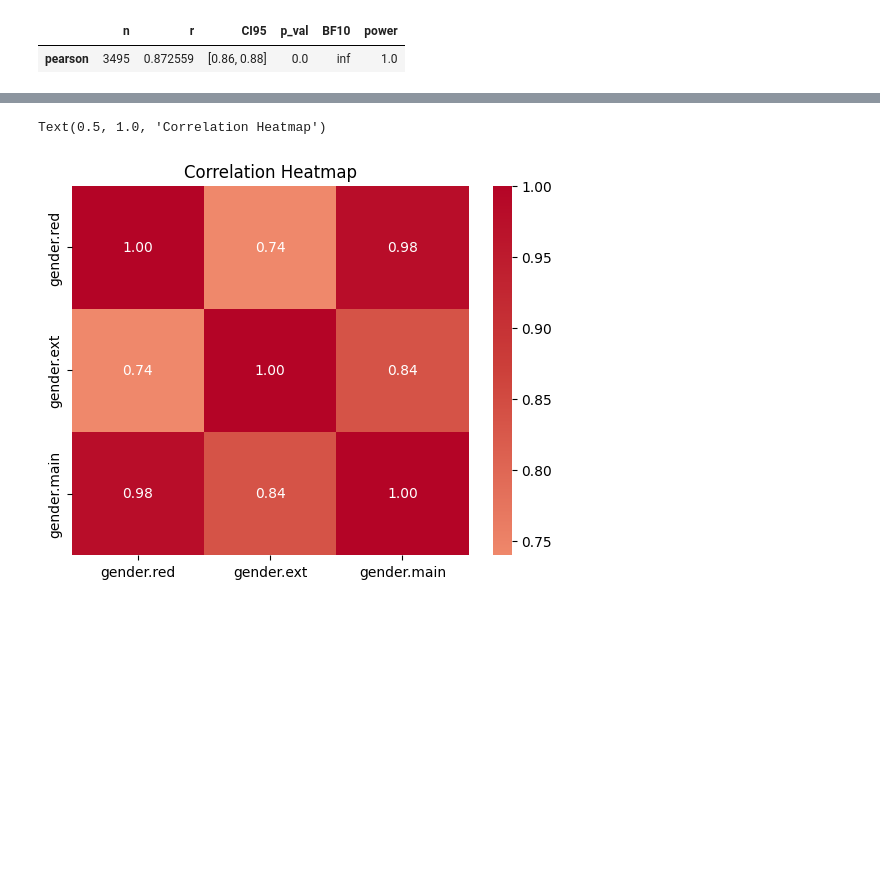
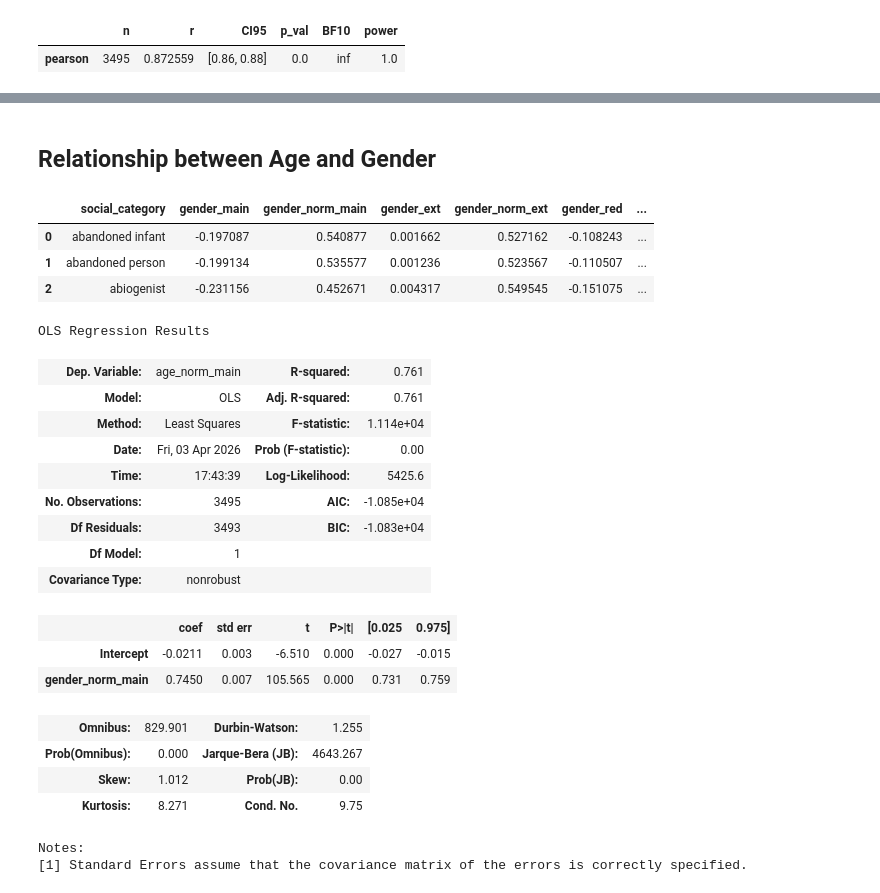
Before and after one commit to romgzn/Data_Analysis_Machine_Learning_Assignments, a Jupyter notebook: second_assignment/age_gender_cor.ipynb, the cells around one changed output, grey strips where cells are left out. Cells and saved outputs as stored; diff of their text form; code cells hidden in the pictures; blank space fills up the shorter version.

```diff
--- a/second_assignment/age_gender_cor.ipynb
+++ b/second_assignment/age_gender_cor.ipynb
@@ -65,9 +75,33 @@ plt.show()
-# %%
-heatmap_gender_data = gpt2_df[['gender.red', 'gender.ext', 'gender.main']].corr()
-colors = [(0, '#ef886b'), (0.5, '#cc403a'), (1.00, '#b40426')]
-cmap = LinearSegmentedColormap.from_list('my_cmap', colors)
-sns.heatmap(heatmap_gender_data, annot=True, fmt='.2f', cmap=cmap, vmin=0.74)
-plt.title('Correlation Heatmap')
-# %% [output]
-Text(0.5, 1.0, 'Correlation Heatmap')
-[figure, removed]
+# %% [markdown]
+## Relationship between Age and Gender
+# %%
+gpt2_df.head(3)
+# %% [output]
+|  | social_category | gender_main | gender_norm_main | gender_ext | gender_norm_ext | gender_red | ... |
+| 0 | abandoned infant | -0.197087 | 0.540877 | 0.001662 | 0.527162 | -0.108243 | ... |
+| 1 | abandoned person | -0.199134 | 0.535577 | 0.001236 | 0.523567 | -0.110507 | ... |
+| 2 | abiogenist | -0.231156 | 0.452671 | 0.004317 | 0.549545 | -0.151075 | ... |
+# %%
+age_gender_mod = smf.ols("age_norm_main ~ gender_norm_main", data=gpt2_df)
+age_gender_res = age_gender_mod.fit()
+age_gender_res.summary()
+# %% [output]
+OLS Regression Results
+| Dep. Variable: | age_norm_main | R-squared: | 0.761 |
+| Model: | OLS | Adj. R-squared: | 0.761 |
+| Method: | Least Squares | F-statistic: | 1.114e+04 |
+| Date: | Fri, 03 Apr 2026 | Prob (F-statistic): | 0.00 |
+| Time: | 17:43:39 | Log-Likelihood: | 5425.6 |
+| No. Observations: | 3495 | AIC: | -1.085e+04 |
+| Df Residuals: | 3493 | BIC: | -1.083e+04 |
+| Df Model: | 1 |  |  |
+| Covariance Type: | nonrobust |  |  |
+|  | coef | std err | t | P>|t| | [0.025 | 0.975] |
+| Intercept | -0.0211 | 0.003 | -6.510 | 0.000 | -0.027 | -0.015 |
+| gender_norm_main | 0.7450 | 0.007 | 105.565 | 0.000 | 0.731 | 0.759 |
+| Omnibus: | 829.901 | Durbin-Watson: | 1.255 |
+| Prob(Omnibus): | 0.000 | Jarque-Bera (JB): | 4643.267 |
+| Skew: | 1.012 | Prob(JB): | 0.00 |
+| Kurtosis: | 8.271 | Cond. No. | 9.75 |
+Notes:
+[1] Standard Errors assume that the covariance matrix of the errors is correctly specified.
```
Also changed, not shown: parts of 5 cells of this notebook.
